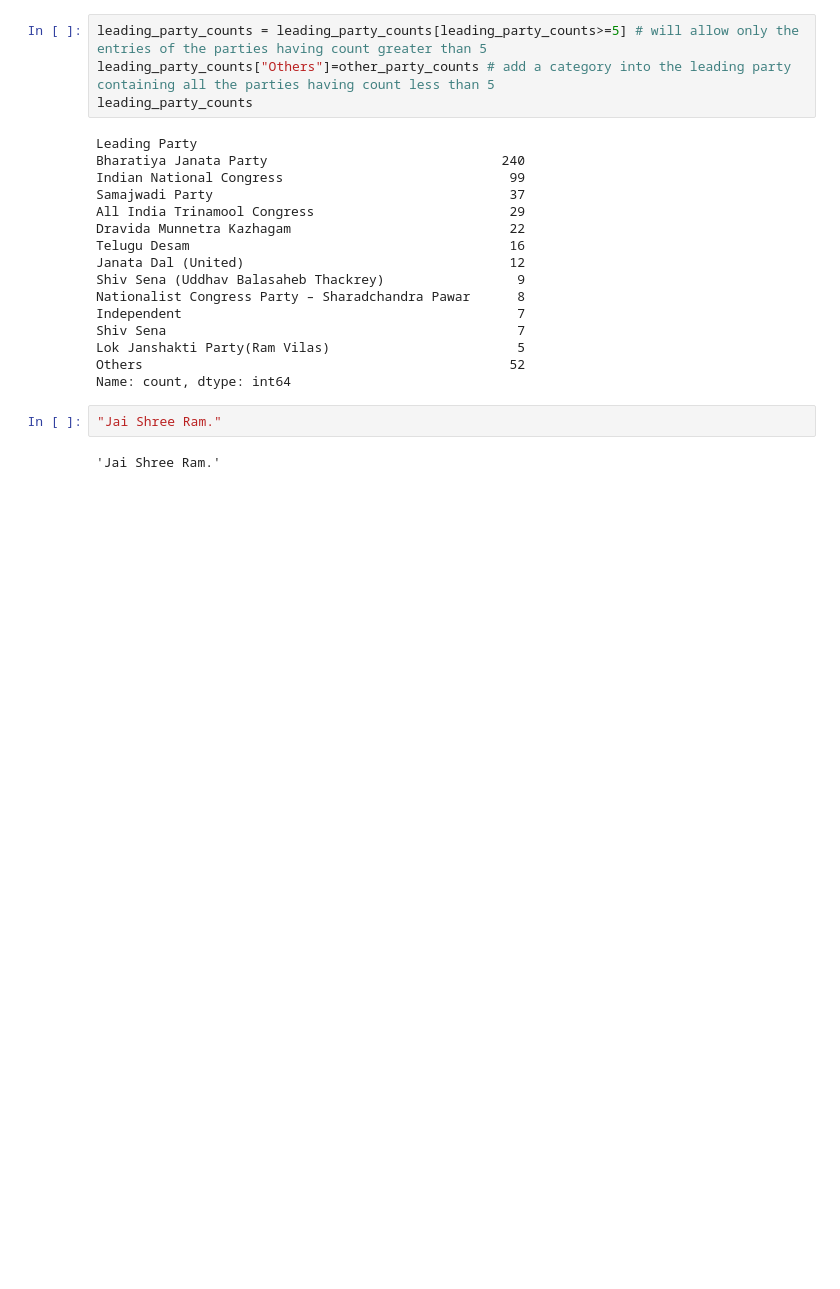
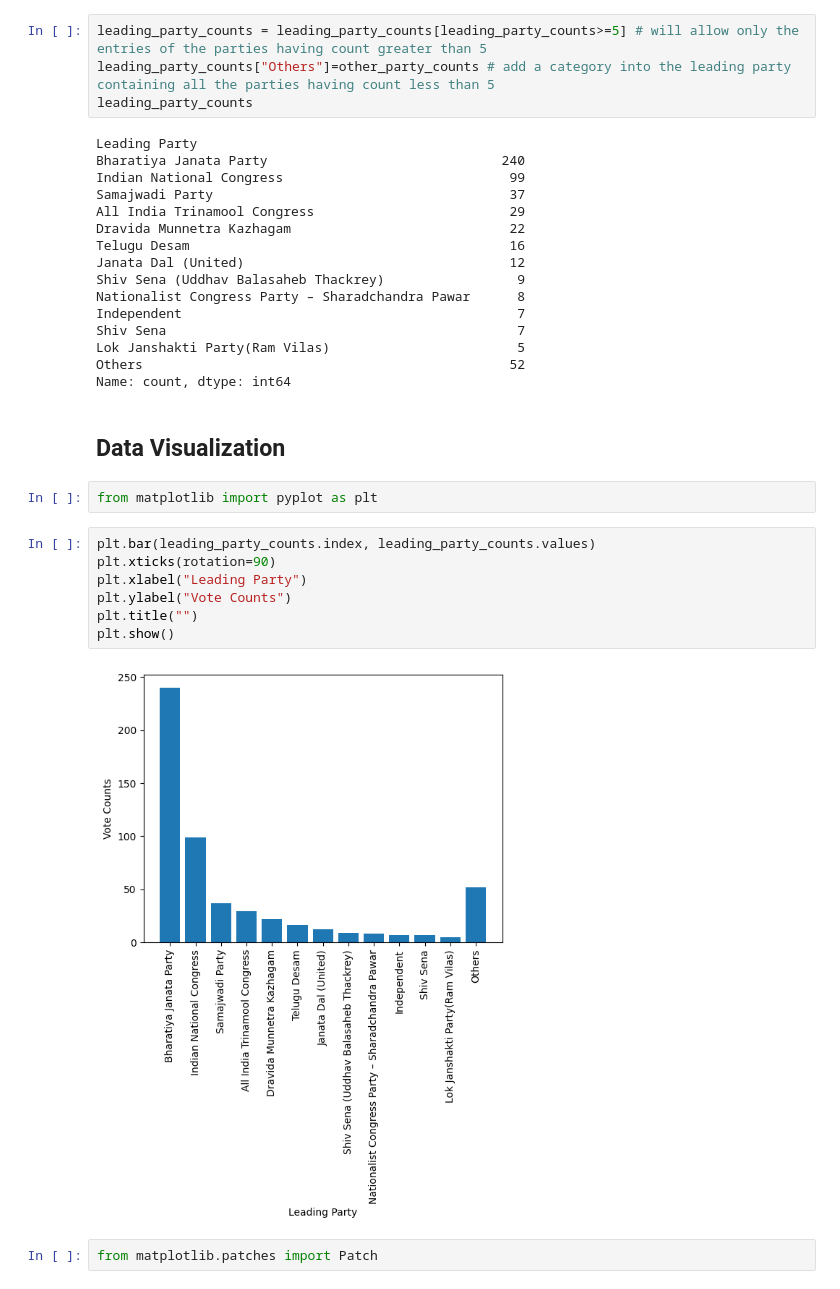
Before and after one commit to VijayKandpal001/Election_Dataset_Analysis, a Jupyter notebook: main.ipynb, the cells around one changed output. Drawn from its saved outputs; the diff is of its cells as text; blank space fills up the shorter version.

Commit message:
Visualization done.

```diff
--- a/main.ipynb
+++ b/main.ipynb
@@ -154,7 +154,18 @@ Shiv Sena                                             7
 Lok Janshakti Party(Ram Vilas)                        5
 Others                                               52
 Name: count, dtype: int64
-# %%
-"Jai Shree Ram."
-# %% [output]
-'Jai Shree Ram.'
+# %% [markdown]
+## Data Visualization
+# %%
+from matplotlib import pyplot as plt
+# %%
+plt.bar(leading_party_counts.index, leading_party_counts.values)
+plt.xticks(rotation=90)
+plt.xlabel("Leading Party")
+plt.ylabel("Vote Counts")
+plt.title("")
+plt.show()
+# %% [output]
+[figure, added]
+# %%
+from matplotlib.patches import Patch
```
Also changed, not shown: parts of 3 cells of this notebook, 1 other file.
